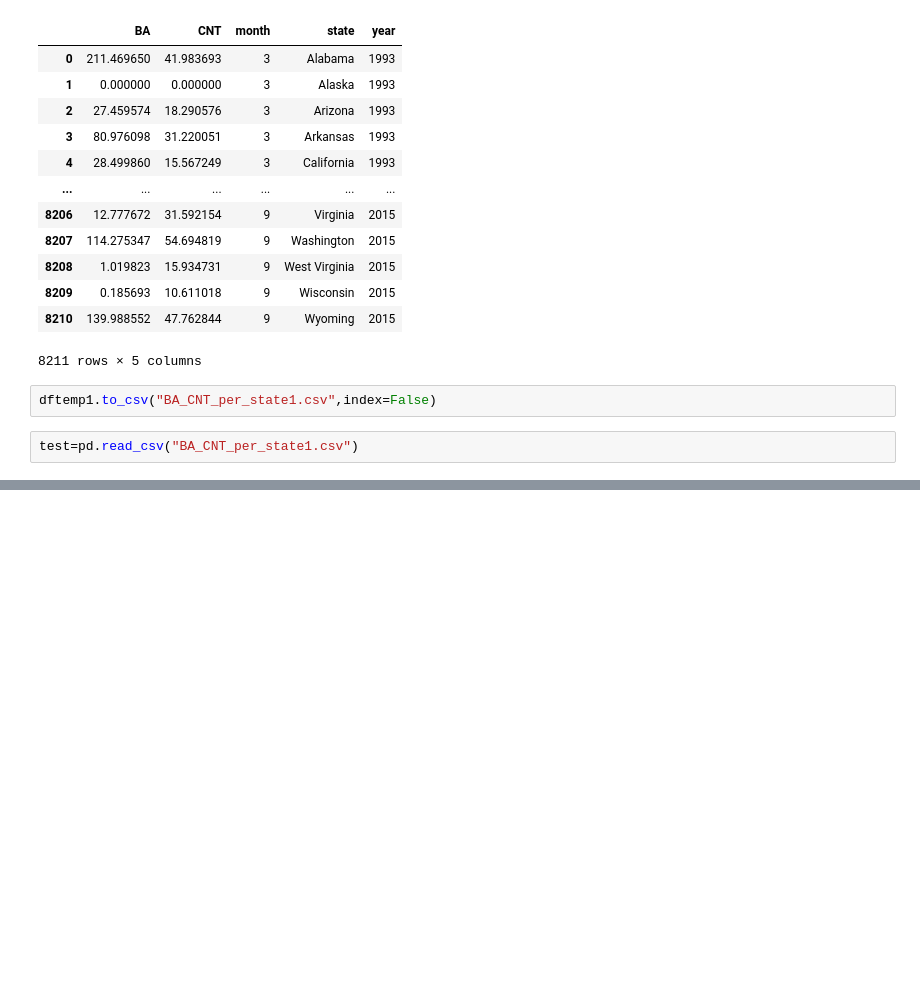
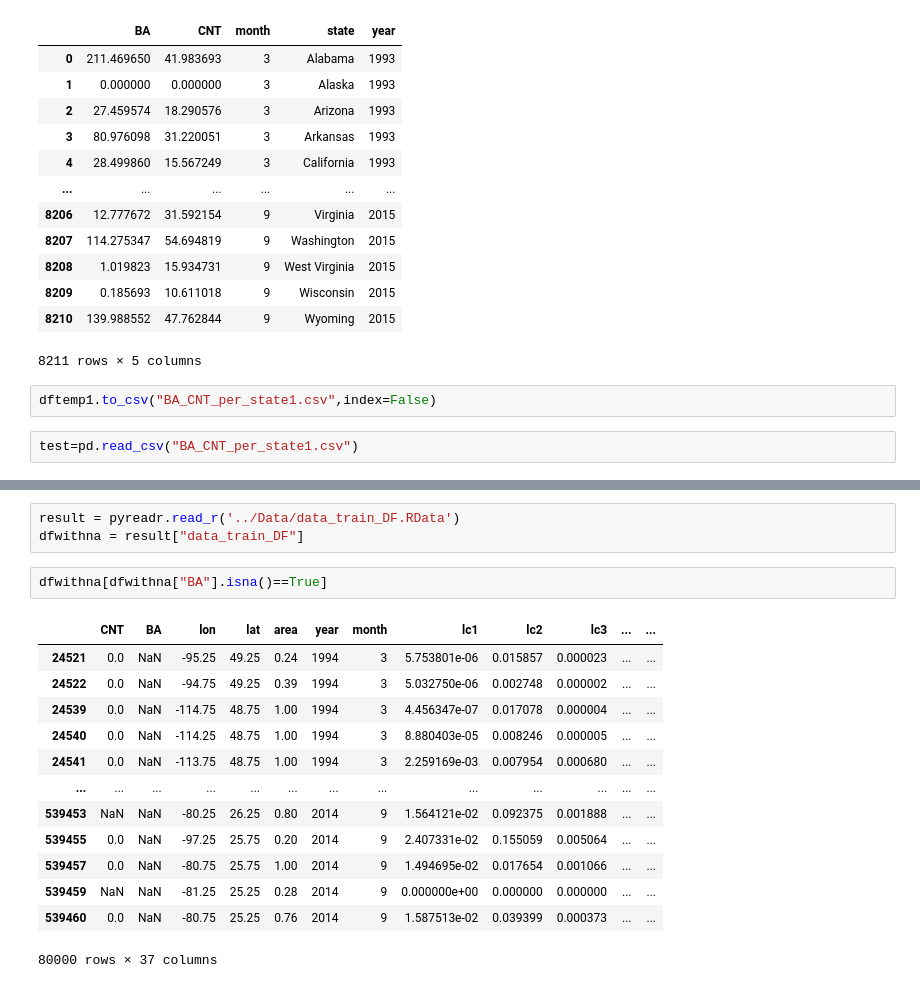
Before and after one commit to seorimpark/MATH517team2-3, a Jupyter notebook: Code/Visualisation_specific.ipynb, the cells around one changed output, grey strips where cells are left out. Drawn from its saved outputs; the diff is of its cells as text; blank space fills up the shorter version.

```diff
--- a/Code/Visualisation_specific.ipynb
+++ b/Code/Visualisation_specific.ipynb
@@ -525,0 +546,19 @@ len(df1["clim10"].unique())
+# %%
+result = pyreadr.read_r('../Data/data_train_DF.RData')
+dfwithna = result["data_train_DF"]
+# %%
+dfwithna[dfwithna["BA"].isna()==True]
+# %% [output]
+|  | CNT | BA | lon | lat | area | year | month | lc1 | lc2 | lc3 | ... | ... |
+| 24521 | 0.0 | NaN | -95.25 | 49.25 | 0.24 | 1994 | 3 | 5.753801e-06 | 0.015857 | 0.000023 | ... | ... |
+| 24522 | 0.0 | NaN | -94.75 | 49.25 | 0.39 | 1994 | 3 | 5.032750e-06 | 0.002748 | 0.000002 | ... | ... |
+| 24539 | 0.0 | NaN | -114.75 | 48.75 | 1.00 | 1994 | 3 | 4.456347e-07 | 0.017078 | 0.000004 | ... | ... |
+| 24540 | 0.0 | NaN | -114.25 | 48.75 | 1.00 | 1994 | 3 | 8.880403e-05 | 0.008246 | 0.000005 | ... | ... |
+| 24541 | 0.0 | NaN | -113.75 | 48.75 | 1.00 | 1994 | 3 | 2.259169e-03 | 0.007954 | 0.000680 | ... | ... |
+| ... | ... | ... | ... | ... | ... | ... | ... | ... | ... | ... | ... | ... |
+| 539453 | NaN | NaN | -80.25 | 26.25 | 0.80 | 2014 | 9 | 1.564121e-02 | 0.092375 | 0.001888 | ... | ... |
+| 539455 | 0.0 | NaN | -97.25 | 25.75 | 0.20 | 2014 | 9 | 2.407331e-02 | 0.155059 | 0.005064 | ... | ... |
+| 539457 | 0.0 | NaN | -80.75 | 25.75 | 1.00 | 2014 | 9 | 1.494695e-02 | 0.017654 | 0.001066 | ... | ... |
+| 539459 | NaN | NaN | -81.25 | 25.25 | 0.28 | 2014 | 9 | 0.000000e+00 | 0.000000 | 0.000000 | ... | ... |
+| 539460 | 0.0 | NaN | -80.75 | 25.25 | 0.76 | 2014 | 9 | 1.587513e-02 | 0.039399 | 0.000373 | ... | ... |
+80000 rows × 37 columns
```
Also changed, not shown: parts of 17 cells of this notebook, 1 other file.
